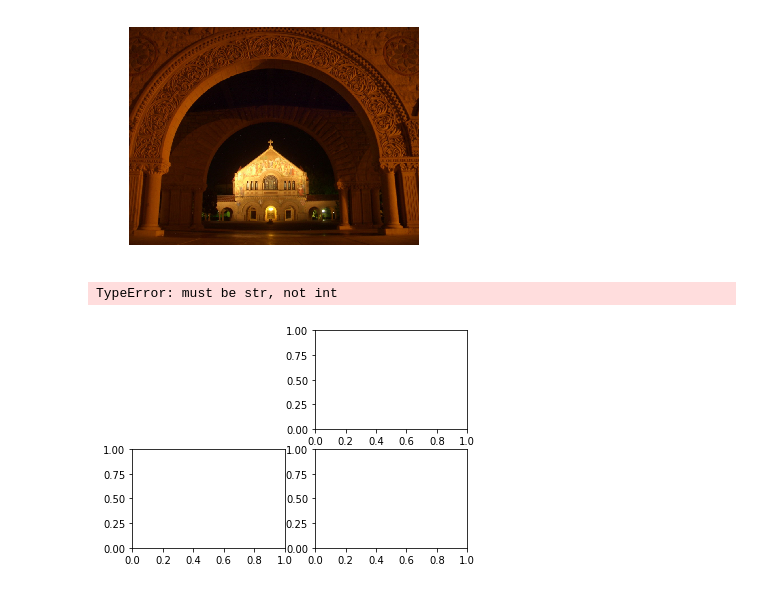
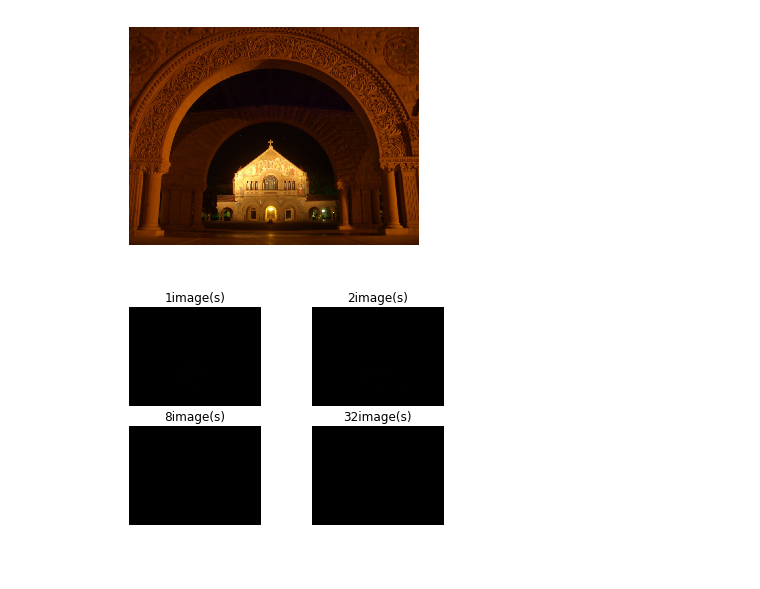
Before and after one commit to labsinaisprojetos/PDI, a Jupyter notebook: 3-Combining_Images/1-Image-Averaging-for-Noise-Redution/Image_Averaging.ipynb, the cells around one changed output. Drawn from its saved outputs; the diff is of its cells as text; code cells hidden in the pictures.

```diff
--- a/3-Combining_Images/1-Image-Averaging-for-Noise-Redution/Image_Averaging.ipynb
+++ b/3-Combining_Images/1-Image-Averaging-for-Noise-Redution/Image_Averaging.ipynb
@@ -9,9 +9,12 @@ import numpy as np
 import matplotlib.pyplot as plt
 from skimage.util import random_noise
 import time
+# %%
+
+PATH = '/home/rpontes/Codes/PDI/3-Combining_Images/1-Image-Averaging-for-Noise-Redution/'
 # %%
 # Load image
-image = cv.imread('/home/rpontes/Codes/PDI/3-Combining_Images/1-Image-Averaging-for-Noise-Redution/quadnight.jpg')
+image = cv.imread(PATH + 'quadnight.jpg')
 image = cv.cvtColor(image, cv.COLOR_BGR2RGB)
 
 plt.figure(1)
@@ -23,33 +26,41 @@ plt.imshow(image)
 # %%
 # Array with numbers of samples
 nArray = [1, 2, 8, 32]
 
 f, axarr = plt.subplots(2, 2)
 
 ii = 0
 ji = 0
 
 for i in range(0, len(nArray), 1):
     nSample = nArray[i]
     avgImage = np.zeros(image.shape)
 
     for j in range(0, nSample, 1):
         pseudo_aleatory_seed = int(round((time.time() * 1000) % 100000))
-        noisyImage = random_noise(image, mode='gaussian', seed=pseudo_aleatory_seed, var=0.02)
+        noisyImage = random_noise(image, mode='gaussian',
+                                  seed=pseudo_aleatory_seed, var=0.02)
+
+        noisyImage
         avgImage += noisyImage
 
     avgImage /= nSample
 
+    avgImage = avgImage.astype(np.uint8)
+
     # For plot images
     axarr[ii, ji].axis("off")
-    axarr[ii, ji].title('ddd' +ii+''+ji)
+    axarr[ii, ji].set_title(str(nSample) + 'image(s)')
     axarr[ii, ji].imshow(avgImage)
+
+    avgImageRGB = cv.cvtColor(avgImage, cv.COLOR_RGB2BGR)
+
+    cv.imwrite(PATH + 'quadnight' + str(nSample) + '.jpg', avgImageRGB)
 
     ji += 1
 
     if ji == 2:
         ii += 1
         ji = 0
 # %% [output]
-TypeError: must be str, not int
-[figure, old version]
+[figure, new version]
```
